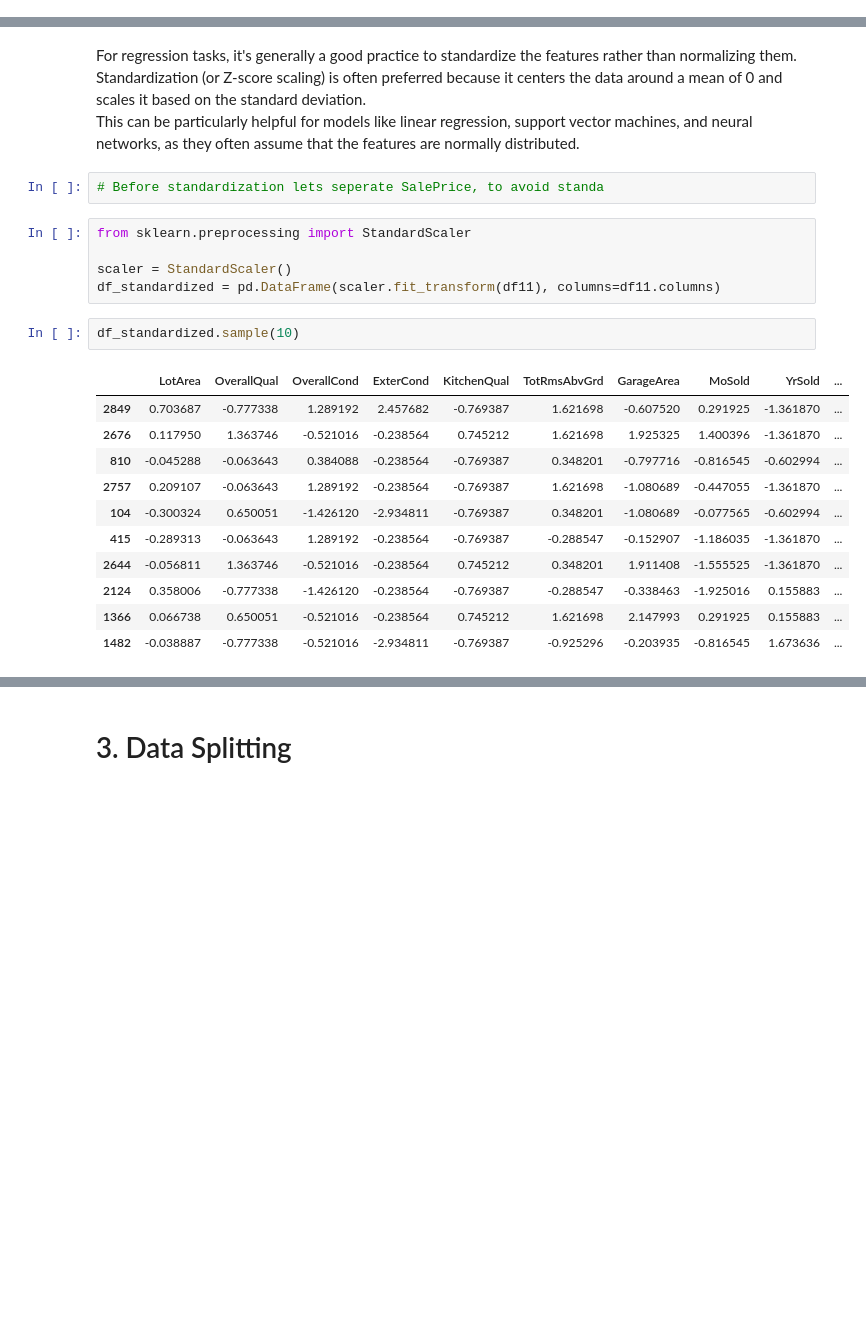
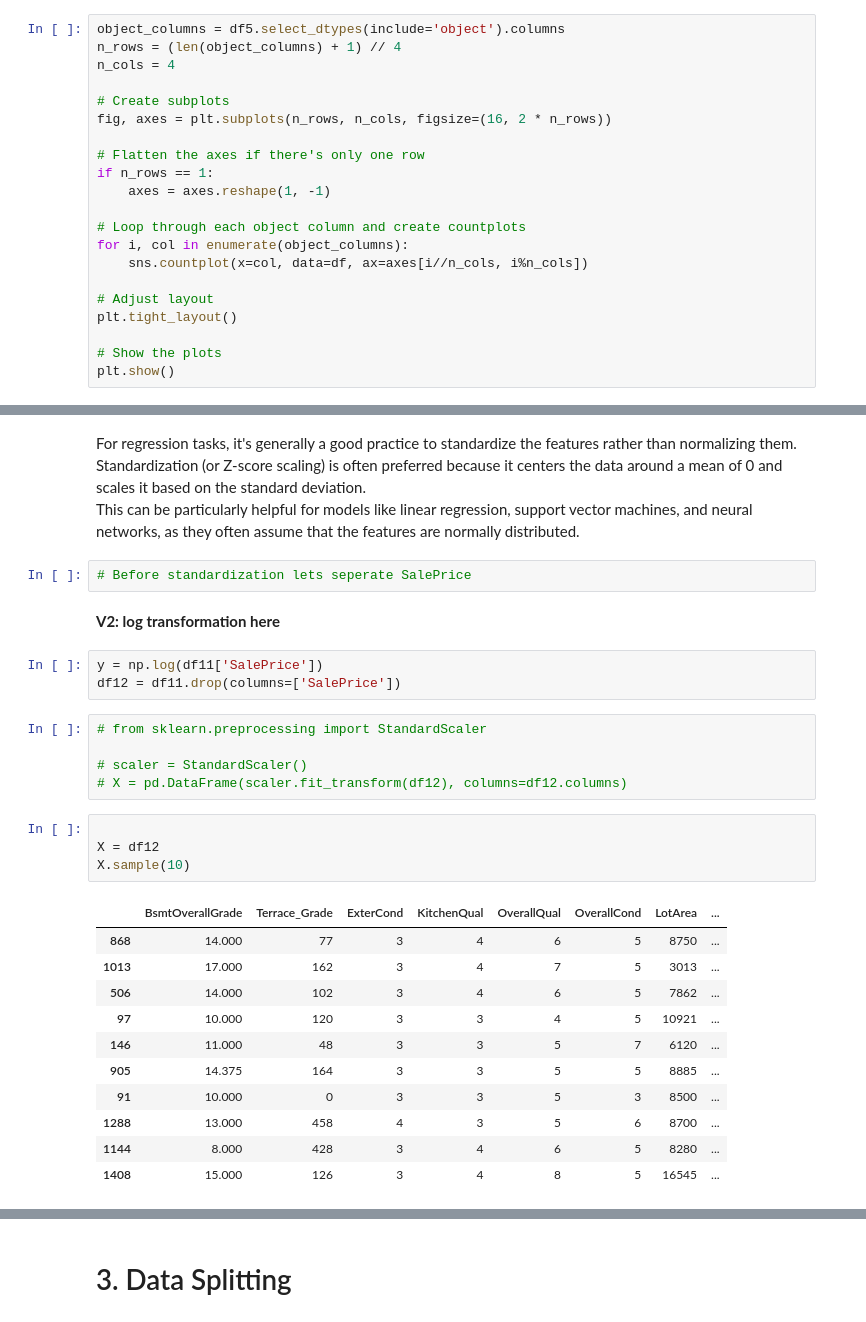
Before and after one commit to fatih-ml/House-price-prediction-ensemble-models-feature-engineering, a Jupyter notebook: housing_price_model.ipynb, the cells around one changed output, grey strips where cells are left out. Cells and saved outputs as stored; diff of their text form; blank space fills up the shorter version.

```diff
--- a/housing_price_model.ipynb
+++ b/housing_price_model.ipynb
@@ -534,0 +553,21 @@ df5.shape
+# %%
+object_columns = df5.select_dtypes(include='object').columns
+n_rows = (len(object_columns) + 1) // 4
+n_cols = 4
+
+# Create subplots
+fig, axes = plt.subplots(n_rows, n_cols, figsize=(16, 2 * n_rows))
+
+# Flatten the axes if there's only one row
+if n_rows == 1:
+    axes = axes.reshape(1, -1)
+
+# Loop through each object column and create countplots
+for i, col in enumerate(object_columns):
+    sns.countplot(x=col, data=df, ax=axes[i//n_cols, i%n_cols])
+
+# Adjust layout
+plt.tight_layout()
+
+# Show the plots
+plt.show()
@@ -982,23 +1027,30 @@ For regression tasks, it's generally a good practice to standardize the features
 Standardization (or Z-score scaling) is often preferred because it centers the data around a mean of 0 and scales it based on the standard deviation.
 This can be particularly helpful for models like linear regression, support vector machines, and neural networks, as they often assume that the features are normally distributed.
 # %%
-# Before standardization lets seperate SalePrice, to avoid standa
+# Before standardization lets seperate SalePrice
+# %% [markdown]
+__V2: log transformation here__
+# %%
+y = np.log(df11['SalePrice'])
+df12 = df11.drop(columns=['SalePrice'])
 # %%
-from sklearn.preprocessing import StandardScaler
+# from sklearn.preprocessing import StandardScaler
 
-scaler = StandardScaler()
-df_standardized = pd.DataFrame(scaler.fit_transform(df11), columns=df11.columns)
+# scaler = StandardScaler()
+# X = pd.DataFrame(scaler.fit_transform(df12), columns=df12.columns)
 # %%
-df_standardized.sample(10)
+
+X = df12
+X.sample(10)
 # %% [output]
-|  | LotArea | OverallQual | OverallCond | ExterCond | KitchenQual | TotRmsAbvGrd | GarageArea | MoSold | YrSold | ... |
-| 2849 | 0.703687 | -0.777338 | 1.289192 | 2.457682 | -0.769387 | 1.621698 | -0.607520 | 0.291925 | -1.361870 | ... |
-| 2676 | 0.117950 | 1.363746 | -0.521016 | -0.238564 | 0.745212 | 1.621698 | 1.925325 | 1.400396 | -1.361870 | ... |
-| 810 | -0.045288 | -0.063643 | 0.384088 | -0.238564 | -0.769387 | 0.348201 | -0.797716 | -0.816545 | -0.602994 | ... |
-| 2757 | 0.209107 | -0.063643 | 1.289192 | -0.238564 | -0.769387 | 1.621698 | -1.080689 | -0.447055 | -1.361870 | ... |
-| 104 | -0.300324 | 0.650051 | -1.426120 | -2.934811 | -0.769387 | 0.348201 | -1.080689 | -0.077565 | -0.602994 | ... |
-| 415 | -0.289313 | -0.063643 | 1.289192 | -0.238564 | -0.769387 | -0.288547 | -0.152907 | -1.186035 | -1.361870 | ... |
-| 2644 | -0.056811 | 1.363746 | -0.521016 | -0.238564 | 0.745212 | 0.348201 | 1.911408 | -1.555525 | -1.361870 | ... |
-| 2124 | 0.358006 | -0.777338 | -1.426120 | -0.238564 | -0.769387 | -0.288547 | -0.338463 | -1.925016 | 0.155883 | ... |
-| 1366 | 0.066738 | 0.650051 | -0.521016 | -0.238564 | 0.745212 | 1.621698 | 2.147993 | 0.291925 | 0.155883 | ... |
-| 1482 | -0.038887 | -0.777338 | -0.521016 | -2.934811 | -0.769387 | -0.925296 | -0.203935 | -0.816545 | 1.673636 | ... |
+|  | BsmtOverallGrade | Terrace_Grade | ExterCond | KitchenQual | OverallQual | OverallCond | LotArea | ... |
+| 868 | 14.000 | 77 | 3 | 4 | 6 | 5 | 8750 | ... |
+| 1013 | 17.000 | 162 | 3 | 4 | 7 | 5 | 3013 | ... |
+| 506 | 14.000 | 102 | 3 | 4 | 6 | 5 | 7862 | ... |
+| 97 | 10.000 | 120 | 3 | 3 | 4 | 5 | 10921 | ... |
+| 146 | 11.000 | 48 | 3 | 3 | 5 | 7 | 6120 | ... |
+| 905 | 14.375 | 164 | 3 | 3 | 5 | 5 | 8885 | ... |
+| 91 | 10.000 | 0 | 3 | 3 | 5 | 3 | 8500 | ... |
+| 1288 | 13.000 | 458 | 4 | 3 | 5 | 6 | 8700 | ... |
+| 1144 | 8.000 | 428 | 3 | 4 | 6 | 5 | 8280 | ... |
+| 1408 | 15.000 | 126 | 3 | 4 | 8 | 5 | 16545 | ... |
```
Also changed, not shown: parts of 75 cells of this notebook, 6 other files.
